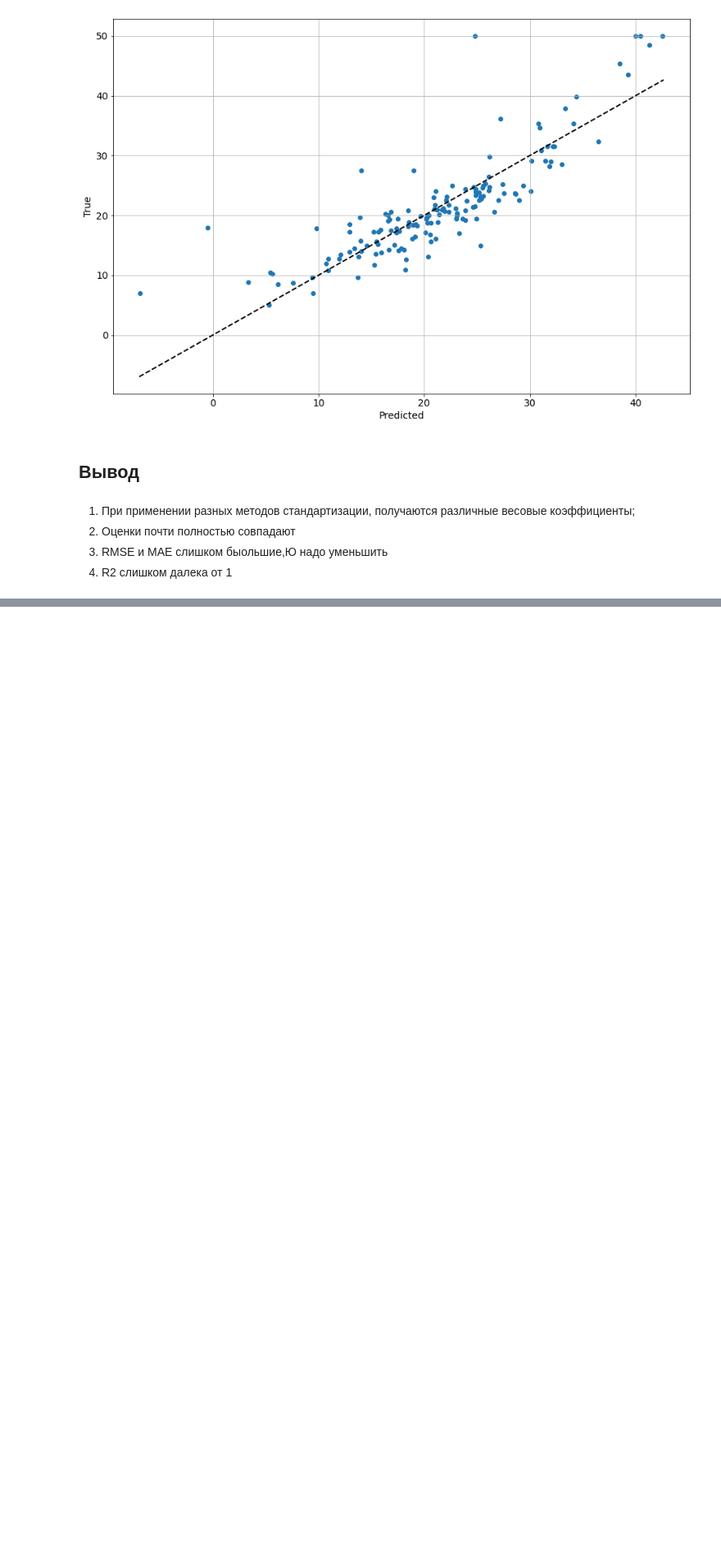
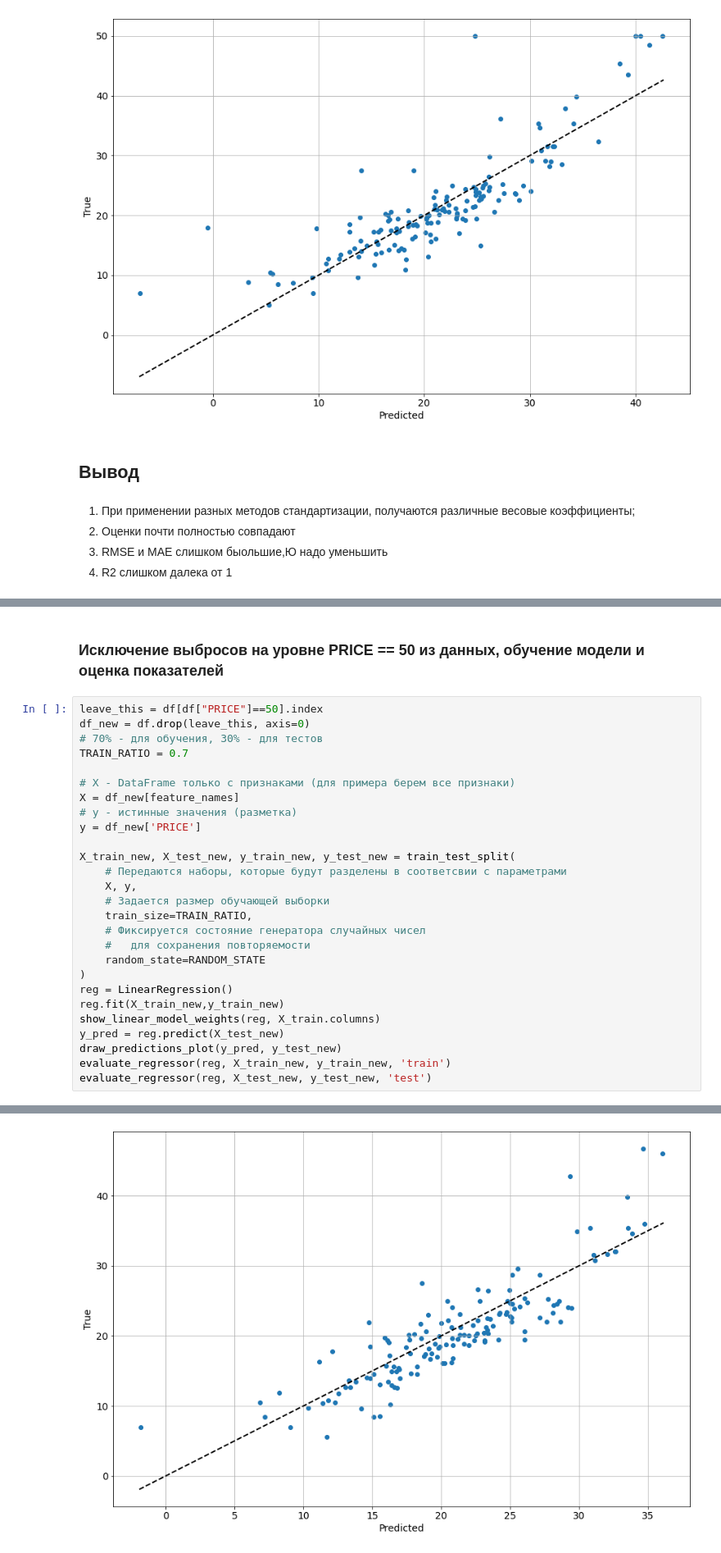
Before and after one commit to Nivoter/ML, a Jupyter notebook: 12L_Regression.ipynb, the cells around one changed output, grey strips where cells are left out. Shown at 82% size. Saved outputs shown, nothing was run; the diff lists cells and outputs as text; blank space fills up the shorter version.

```diff
--- a/12L_Regression.ipynb
+++ b/12L_Regression.ipynb
@@ -377,0 +452,30 @@ PTRATIO | -8.560440956236727
+# %% [markdown]
+### **Исключение выбросов на уровне PRICE == 50 из данных, обучение модели и оценка показателей**
+# %%
+leave_this = df[df["PRICE"]==50].index
+df_new = df.drop(leave_this, axis=0)
+# 70% - для обучения, 30% - для тестов
+TRAIN_RATIO = 0.7
+
+# X - DataFrame только с признаками (для примера берем все признаки)
+X = df_new[feature_names]
+# y - истинные значения (разметка)
+y = df_new['PRICE']
+
+X_train_new, X_test_new, y_train_new, y_test_new = train_test_split(
+    # Передаются наборы, которые будут разделены в соответсвии с параметрами
+    X, y,
+    # Задается размер обучающей выборки
+    train_size=TRAIN_RATIO,
+    # Фиксируется состояние генератора случайных чисел
+    #   для сохранения повторяемости
+    random_state=RANDOM_STATE
+)
+reg = LinearRegression()
+reg.fit(X_train_new,y_train_new)
+show_linear_model_weights(reg, X_train.columns)
+y_pred = reg.predict(X_test_new)
+draw_predictions_plot(y_pred, y_test_new)
+evaluate_regressor(reg, X_train_new, y_train_new, 'train')
+evaluate_regressor(reg, X_test_new, y_test_new, 'test')
+# %% [output]
@@ -377,0 +499 @@ PTRATIO | -8.560440956236727
+[figure, added]
```
Also changed, not shown: parts of 44 cells of this notebook.
